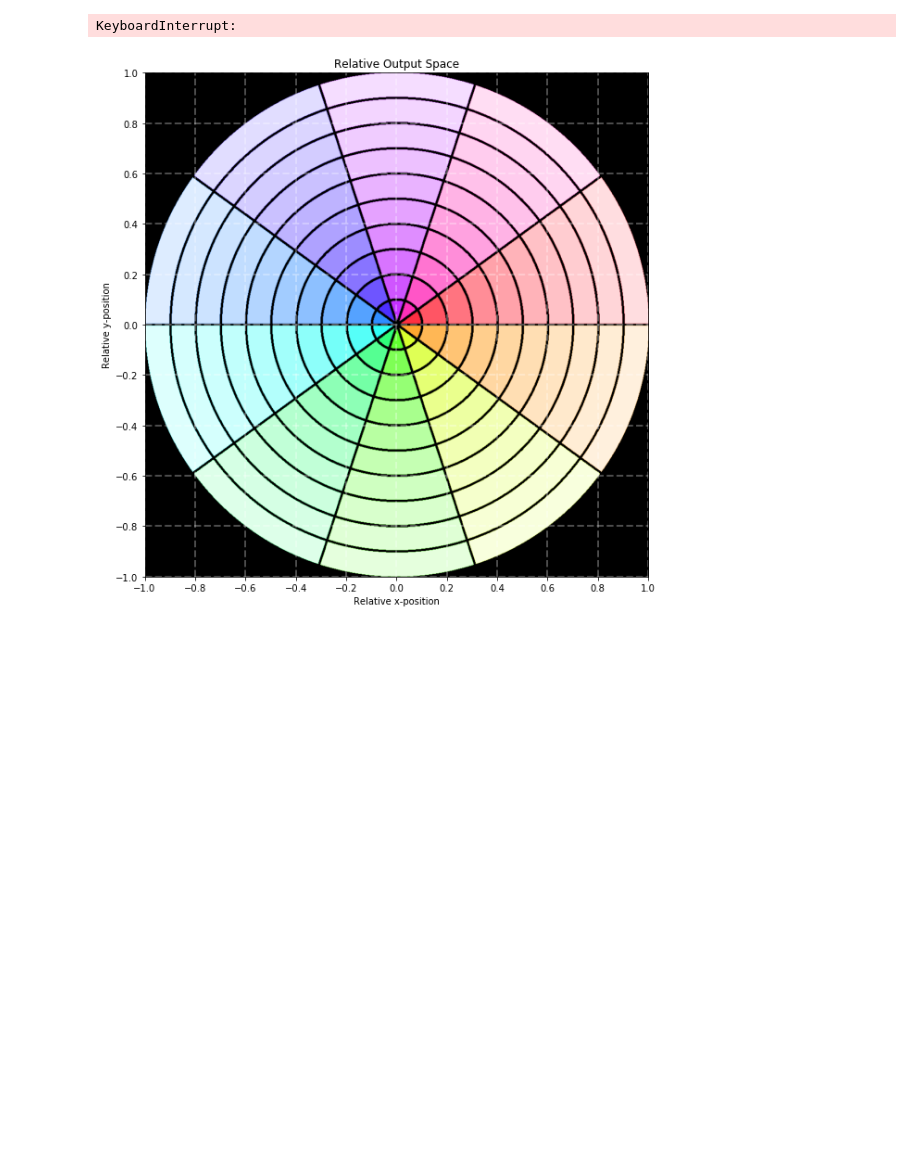
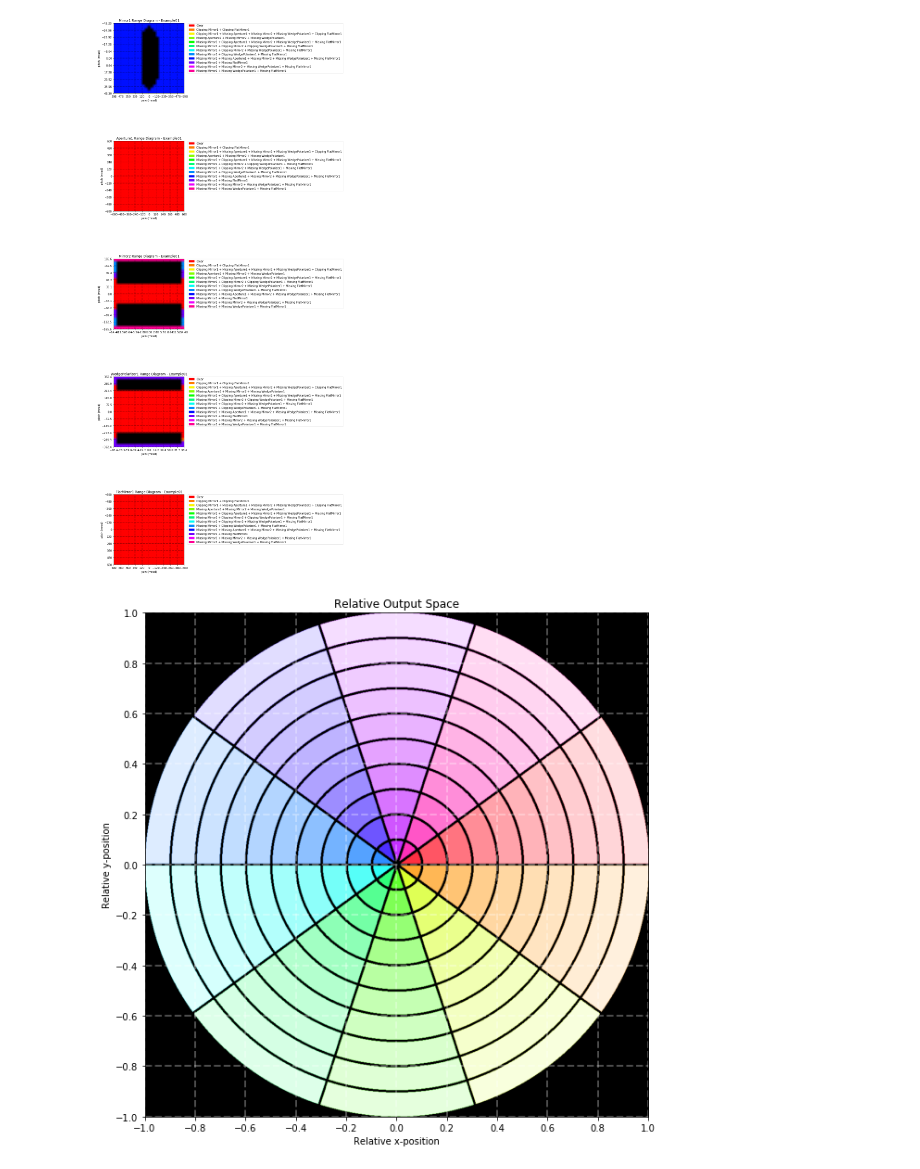
Before and after one commit to Andrerg01/Initial-Allignment-Assistant-Tool, a Jupyter notebook: Plots.ipynb, the cells around one changed output. Drawn from its saved outputs; the diff is of its cells as text; code cells hidden in the pictures; blank space fills up the shorter version.

```diff
--- a/Plots.ipynb
+++ b/Plots.ipynb
@@ -133,14 +221,15 @@ def colorPointContinuous(x,y, radLines = 10, angLines = 10, lineThickness = .01,
 # %%
-system = 'PRC - Default.ini'
+system = 'Example01 - Default.ini'
 
 beam = Parameters.beamFromFile('Systems/' + system)
 
 elements = Parameters.elementsFromFile('Systems/' + system)
 
-detail = 1000
+detail = 25
 
 #PRC
-ranges = [[[-5e-3,5e-3],[-5e-3,5e-3]], [[-5e-3,5e-3],[-5e-3,5e-3]], [[-1,2.3],[-1.5,1.5]]]
+#ranges = [[[-5e-3,5e-3],[-5e-3,5e-3]], [[-5e-3,5e-3],[-5e-3,5e-3]], [[-1,2.3],[-1.5,1.5]]]
+ranges = findRanges(system)
 
 #Example01
 #ranges = [[[-.3,.3],[-.3,.3]], [[-.1,.1],[-.1,.1]], [[-np.pi/2,np.pi/2],[-np.pi/2,np.pi/2]]]
@@ -180,6 +269,7 @@ for analyzeElementIndex in range(len(elements)):
                                     label += ' + '
                                 label += 'Missing ' + elemsTemp[i].ID
                 pts += [[yaw, pitch, label]]
+
     ptsElem += [pts]
 
 possibleFlags = []
@@ -205,37 +295,38 @@ for j in range(len(ptsElem)):
     for yaw in np.linspace(ran[0][0],ran[0][1],num = detail):
         for pitch in np.linspace(ran[1][0],ran[1][1],num = detail):
             arg = np.argwhere(possibleFlags == [ptsElem[j][i][2]])[0][0]
             colors[-1] += [possibleColors[arg]]
             i += 1
         colors += [[]]
 
     colors = colors[:-1]
 
     rotateMatrix(colors)
     if markBoundaries:
         for repeat in range(lineWidthPixels):
             colorsTemp = np.array(colors)
             for k in range(1,len(colors)-1):
                 for l in range(1,len(colors[k])-1):
                     if sum(colors[k][l]) != sum(colors[k+1][l]) or sum(colors[k][l]) != sum(colors[k-1][l]) or sum(colors[k][l]) != sum(colors[k][l+1]) or sum(colors[k][l]) != sum(colors[k][l-1]):
                         colorsTemp[k][l] = [0,0,0,1]
             colors = colorsTemp.tolist()
 
     patches = [mpatches.Patch(color=possibleColors[i], label = possibleFlags[i]) for i in range(len(possibleColors))]
 
     ax[j].imshow(colors, interpolation = 'bilinear', extent = 1e3*np.ravel(np.array(ranges[j])))
     ax[j].set_xlabel('yaw (mrad)')
     ax[j].set_ylabel('pitch (mrad)')
     ax[j].set_title(elements[j].ID + ' Range Diagram - ' + system.split()[0])
-    ax[j].set_aspect(1)
+    #ax[j].set_aspect(1)
+    ax[j].set_aspect((ranges[j][0][1]-ranges[j][0][0])/(ranges[j][1][1]-ranges[j][1][0]))
     ax[j].set_xticks(np.linspace(1e3*ranges[j][0][0],1e3*ranges[j][0][1],num = 11))
     ax[j].set_yticks(np.linspace(1e3*ranges[j][1][0],1e3*ranges[j][1][1],num = 11))
     ax[j].grid(color = 'black', linestyle = '--', linewidth = 2, alpha = .3)
     lgd = ax[j].legend(handles = patches, bbox_to_anchor=(1.05, 1), loc=2, borderaxespad=0.)
-
-fig.savefig(system.split()[0] + ' Range Diagrams.jpg', bbox_extra_artists=(lgd,), bbox_inches='tight')
+fig.tight_layout()
+#fig.savefig(system.split()[0] + ' Range Diagrams.jpg', bbox_extra_artists=(lgd,), bbox_inches='tight')
 # %% [output]
-KeyboardInterrupt:
+[figure, added]
 # %%
 system = 'HAM2 - Default.ini'
 
```
Also changed, not shown: parts of 2 cells of this notebook, 6 other files.
